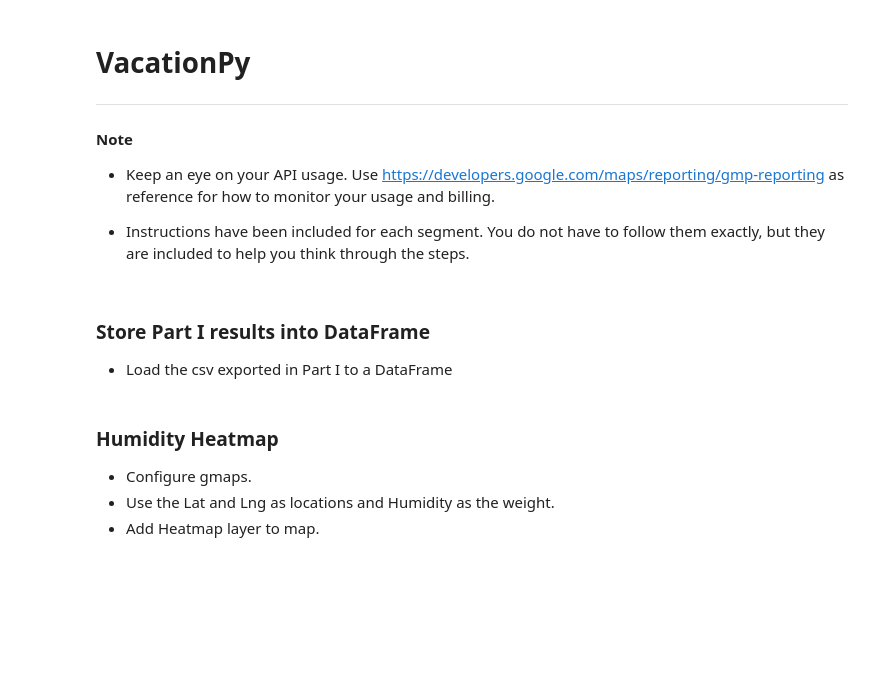
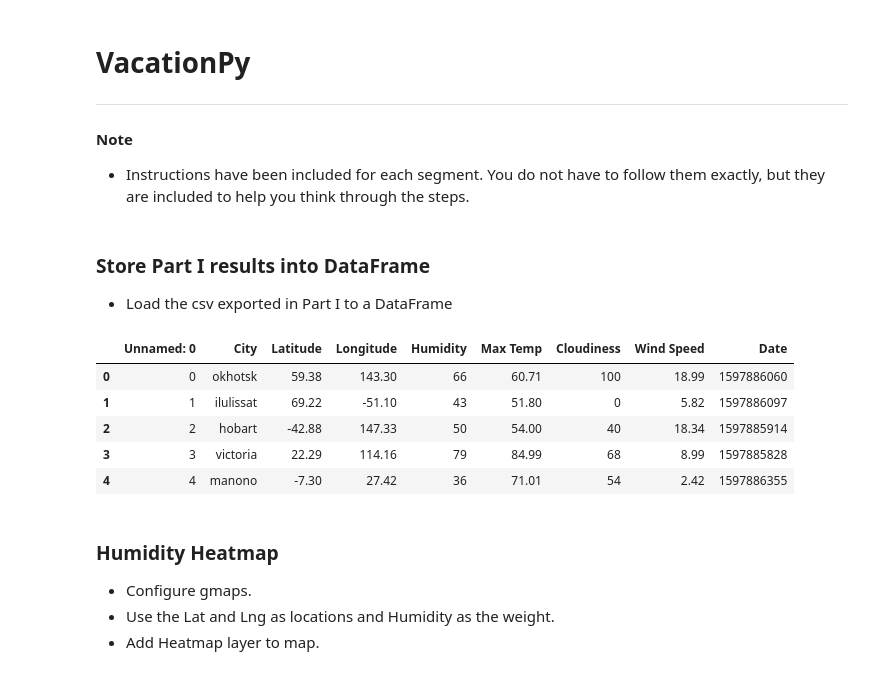
Before and after one commit to Posh007/python-api-challenge, a Jupyter notebook: Vacation.Py/VacationPy.ipynb, the cells around one changed output. Saved outputs shown, nothing was run; the diff lists cells and outputs as text; code cells hidden in the pictures; blank space fills up the shorter version.

```diff
--- a/Vacation.Py/VacationPy.ipynb
+++ b/Vacation.Py/VacationPy.ipynb
@@ -3,8 +3,6 @@
 ----
 
 #### Note
-* Keep an eye on your API usage. Use https://developers.google.com/maps/reporting/gmp-reporting as reference for how to monitor your usage and billing.
-
 * Instructions have been included for each segment. You do not have to follow them exactly, but they are included to help you think through the steps.
 # %%
 # Dependencies and Setup
@@ -31,3 +20,13 @@ weather_data_df
+# %%
+weather_df = pd.read_csv("City_Data.csv", encoding="utf-8")
+weather_df.head()
+# %% [output]
+|  | Unnamed: 0 | City | Latitude | Longitude | Humidity | Max Temp | Cloudiness | Wind Speed | Date |
+| 0 | 0 | okhotsk | 59.38 | 143.30 | 66 | 60.71 | 100 | 18.99 | 1597886060 |
+| 1 | 1 | ilulissat | 69.22 | -51.10 | 43 | 51.80 | 0 | 5.82 | 1597886097 |
+| 2 | 2 | hobart | -42.88 | 147.33 | 50 | 54.00 | 40 | 18.34 | 1597885914 |
+| 3 | 3 | victoria | 22.29 | 114.16 | 79 | 84.99 | 68 | 8.99 | 1597885828 |
+| 4 | 4 | manono | -7.30 | 27.42 | 36 | 71.01 | 54 | 2.42 | 1597886355 |
 # %% [markdown]
 ### Humidity Heatmap
 * Configure gmaps.
```
Also changed, not shown: parts of 14 cells of this notebook.
